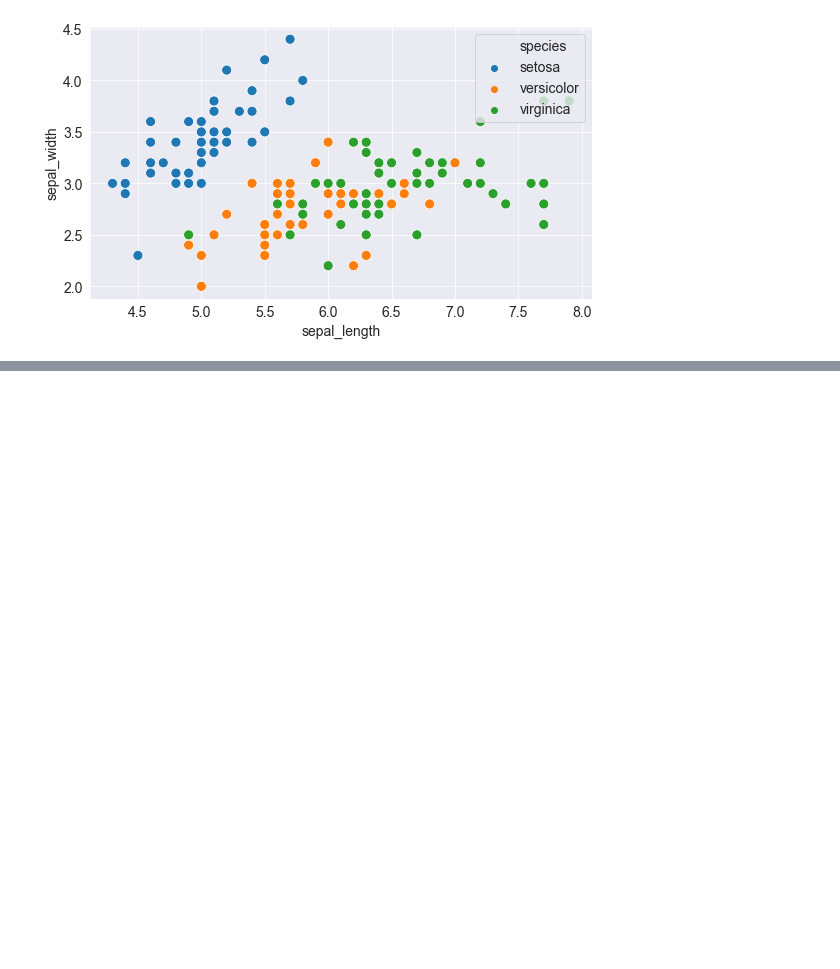
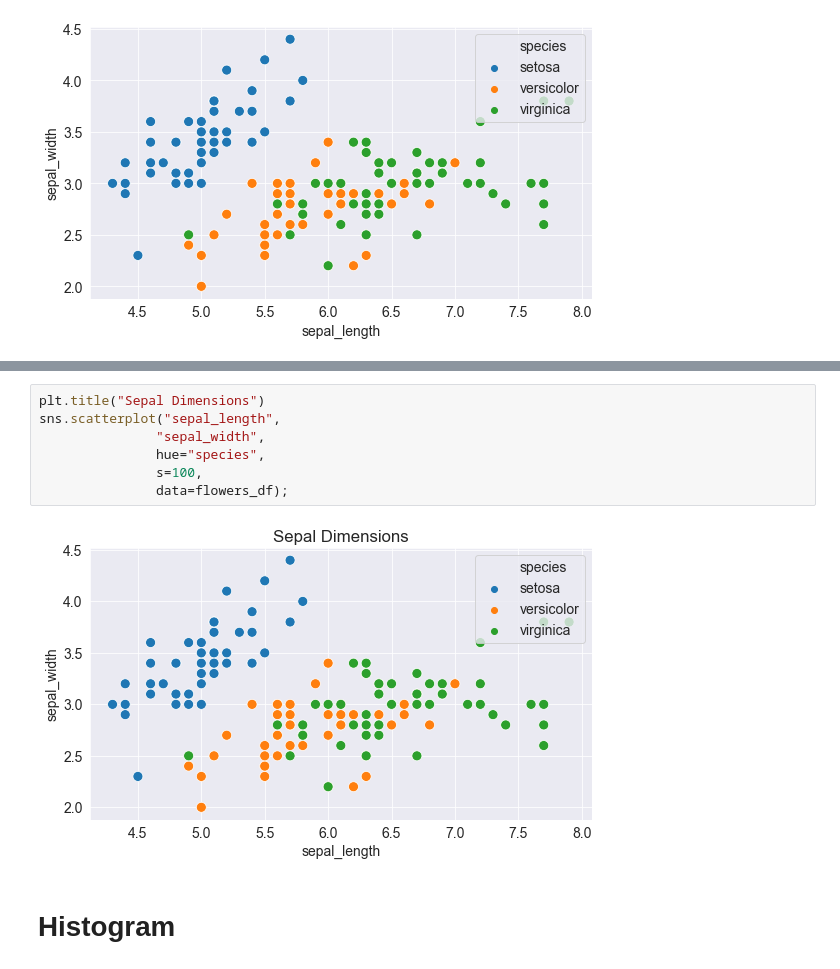
Before and after one commit to ankit11421/Data-Analysis-Stuff, a Jupyter notebook: python-matplotlib-data-visualization-v-14/Data visualization using Python, Matplotlib and Seaborn.ipynb, the cells around one changed output, grey strips where cells are left out. Drawn from its saved outputs; the diff is of its cells as text; blank space fills up the shorter version.

```diff
--- a/python-matplotlib-data-visualization-v-14/Data visualization using Python, Matplotlib and Seaborn.ipynb
+++ b/python-matplotlib-data-visualization-v-14/Data visualization using Python, Matplotlib and Seaborn.ipynb
@@ -211,0 +222,11 @@ sns.scatterplot(flowers_df.sepal_length,
+# %%
+plt.title("Sepal Dimensions")
+sns.scatterplot("sepal_length",
+               "sepal_width",
+               hue="species",
+               s=100,
+               data=flowers_df);
+# %% [output]
+[figure, added]
+# %% [markdown]
+# Histogram
```
Also changed, not shown: parts of 25 cells of this notebook.
